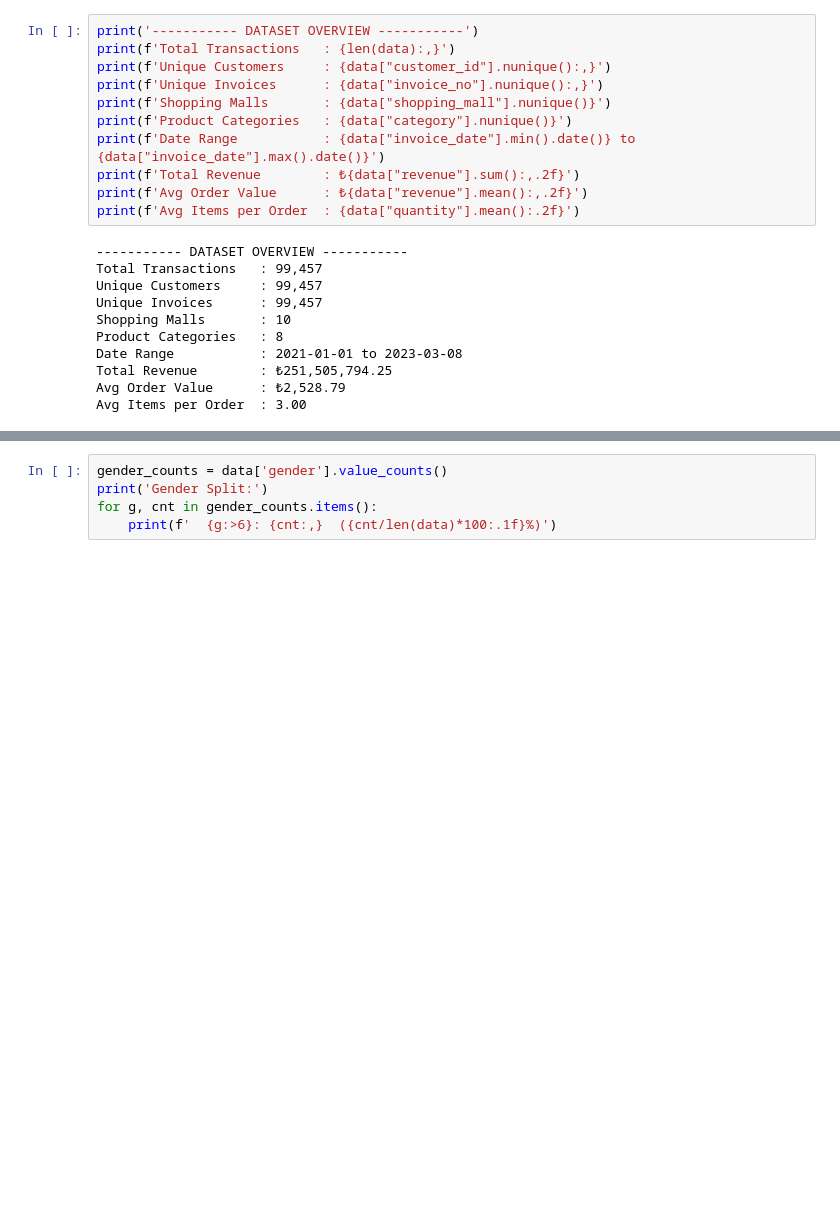
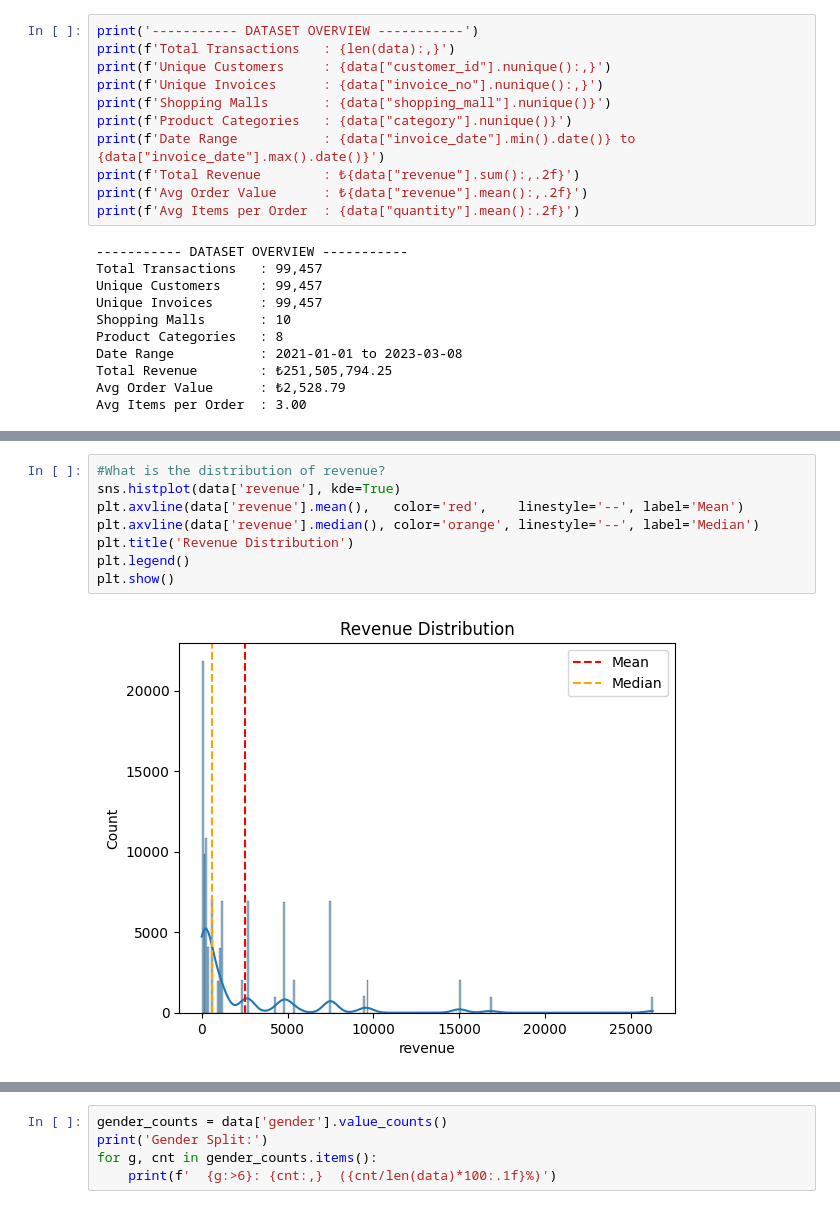
Before and after one commit to Revanth3112/Group3_Capstone, a Jupyter notebook: Group3_Capstone_Project.ipynb, the cells around one changed output, grey strips where cells are left out. Drawn from its saved outputs; the diff is of its cells as text; blank space fills up the shorter version.

```diff
--- a/Group3_Capstone_Project.ipynb
+++ b/Group3_Capstone_Project.ipynb
@@ -431,0 +468,10 @@ Avg Items per Order  : 3.00
+# %%
+#What is the distribution of revenue?
+sns.histplot(data['revenue'], kde=True)
+plt.axvline(data['revenue'].mean(),   color='red',    linestyle='--', label='Mean')
+plt.axvline(data['revenue'].median(), color='orange', linestyle='--', label='Median')
+plt.title('Revenue Distribution')
+plt.legend()
+plt.show()
+# %% [output]
+[figure, added]
```
Also changed, not shown: parts of 13 cells of this notebook.
